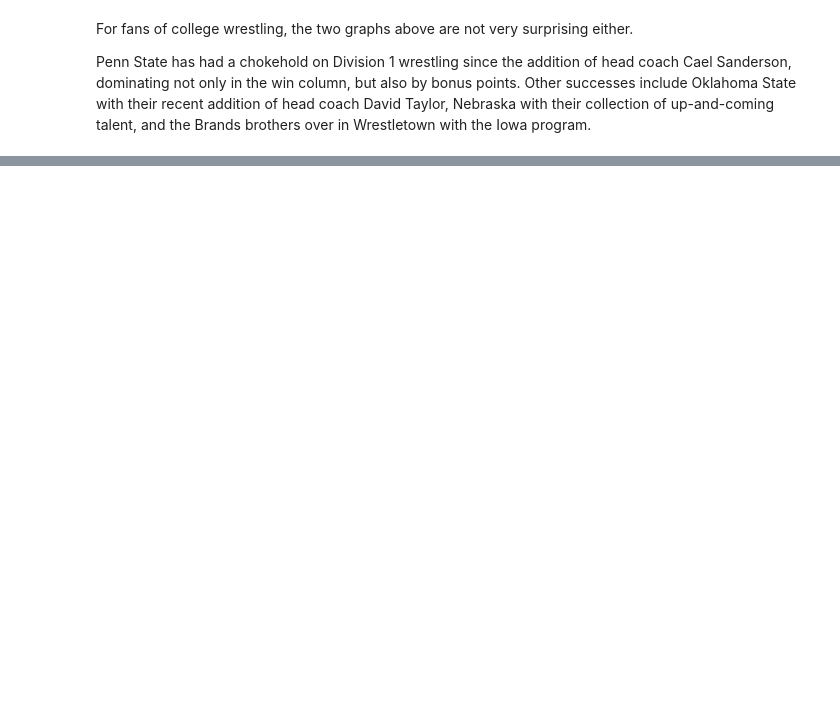
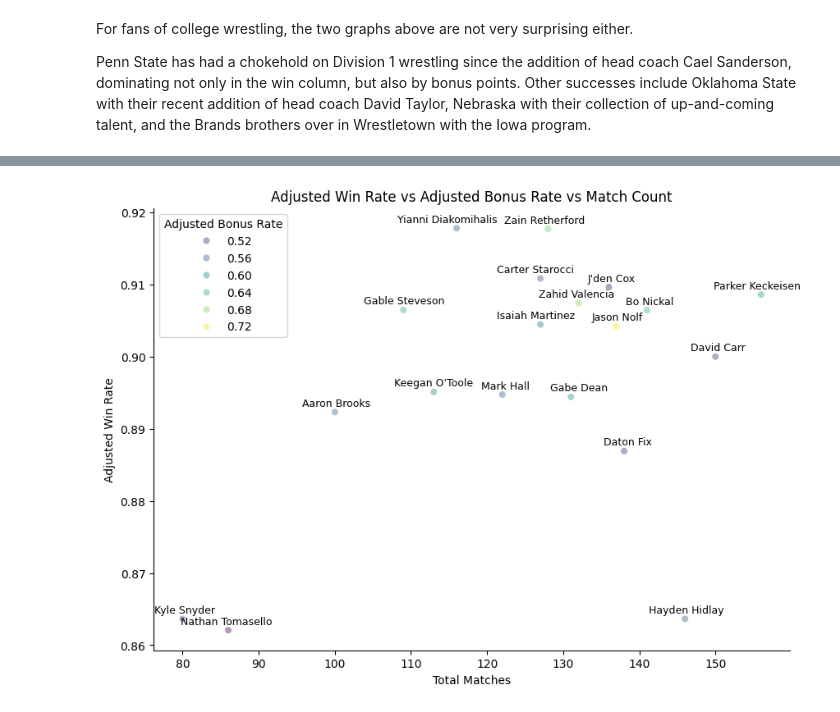
Before and after one commit to Silver0524/NCAA-Wrestling-Predictor, a Jupyter notebook: notebooks/eda.ipynb, the cells around one changed output, grey strips where cells are left out. Cells and saved outputs as stored; diff of their text form; code cells hidden in the pictures; blank space fills up the shorter version.

Commit message:
Finalized eda for now and updated graphics

```diff
--- a/notebooks/eda.ipynb
+++ b/notebooks/eda.ipynb
@@ -515,0 +555,9 @@ Penn State has had a chokehold on Division 1 wrestling since the addition of hea
+# %%
+# Selecting top 20 wrestlers by adjusted win percentage
+top_wrestlers = (
+    wrestler_stats.sort_values('adjusted_win_rate', ascending=False)
+    .head(20)
+)
+
+# Removing Levi since he competed unofficially for Penn State as a senior in high school, 2025/2026 will be his fourth official year
+top_wrestlers = top_wrestlers[top_wrestlers['wrestler'] != 'Levi Haines']
@@ -515,0 +584,27 @@ Penn State has had a chokehold on Division 1 wrestling since the addition of hea
+# %%
+# Plotting adjusted win rate versus match count with adjusted bonus rate as color
+plt.figure(figsize=(10,7))
+sns.scatterplot(
+    data=top_wrestlers,
+    x='total_matches',
+    y='adjusted_win_rate',
+    hue='adjusted_bonus_rate',
+    alpha=0.4,
+    palette='viridis'
+).legend(title='Adjusted Bonus Rate')
+
+for _, row in top_wrestlers.iterrows():
+    plt.text(
+        row['total_matches'] - (len(row['wrestler']) / 2) + 1.75,
+        row['adjusted_win_rate'] + 0.0012,
+        row['wrestler'],
+        fontsize=9,
+        color='black',
+        ha='left',
+        va='center'
+    )
+
+label_and_despine("Adjusted Win Rate vs Adjusted Bonus Rate vs Match Count", "Total Matches", "Adjusted Win Rate")
+plt.savefig('../output/figures/adjusted_win_rate_vs_adjusted_bonus_rate_vs_match_count.png')
+# %% [output]
+[figure, added]
```
Also changed, not shown: parts of 10 cells of this notebook, 3 other files.
